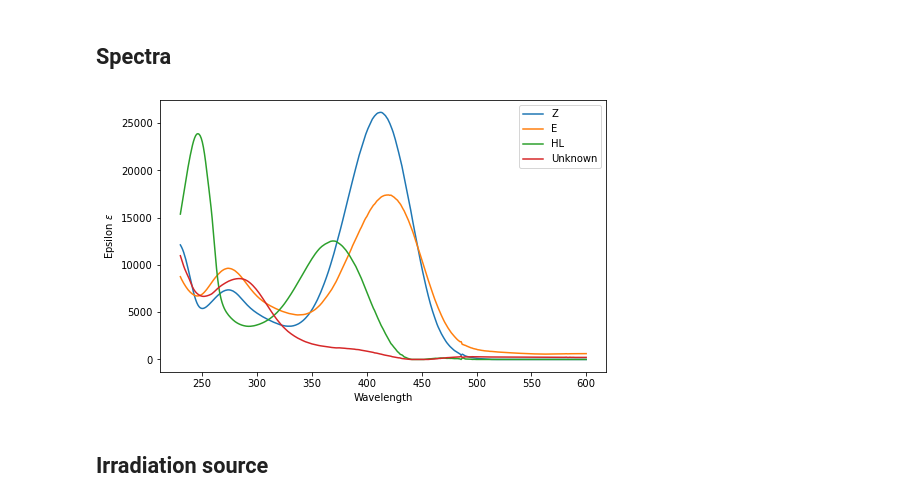
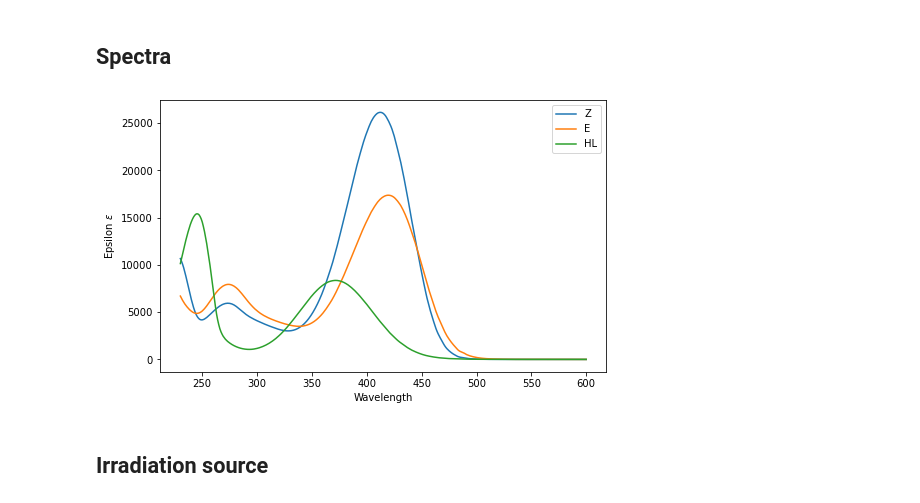
Before and after one commit to dmadea/Jupyter-Tutorials, a Jupyter notebook: Photoreaction kinetics/Simulation-general.ipynb, the cells around one changed output. Drawn from its saved outputs; the diff is of its cells as text; code cells hidden in the pictures.

```diff
--- a/Photoreaction kinetics/Simulation-general.ipynb
+++ b/Photoreaction kinetics/Simulation-general.ipynb
@@ -111,31 +111,31 @@ from numba import njit, jit
 ## Spectra
 # %%
 # load experimental epsilons
-fname = 'fit-A.csv'
+fname = 'eps.txt'
 # fname2 = 'epsilons251-559-new.txt'
-eps = np.loadtxt(fname, delimiter=',', dtype=np.float64, skiprows=1)
+eps = np.loadtxt(fname, delimiter='\t', dtype=np.float64, skiprows=1)
 
-wavelengths = eps[:, 0] + 230
+wavelengths = eps[:, 0]
 ST = eps[:, 1:].T  # ST is a matrix of n x w
 
 # ST = ST[:-1]
 
 
 n = ST.shape[0]  # number of absorbing species
 
 
 names = ['Z', 'E', 'HL', 'Unknown']
 
 # plot created spectra
 plt.rcParams['figure.figsize'] = [8, 5]
 for i in range(n):
     plt.plot(wavelengths, ST[i], label=names[i])
 plt.xlabel('Wavelength')
 plt.ylabel('Epsilon $\epsilon$')
 plt.legend()
 plt.show()
 # %% [output]
-[figure, old version]
+[figure, new version]
 # %% [markdown]
 ## Irradiation source
 # %%
```
Also changed, not shown: parts of 2 cells of this notebook, 2 other files.
